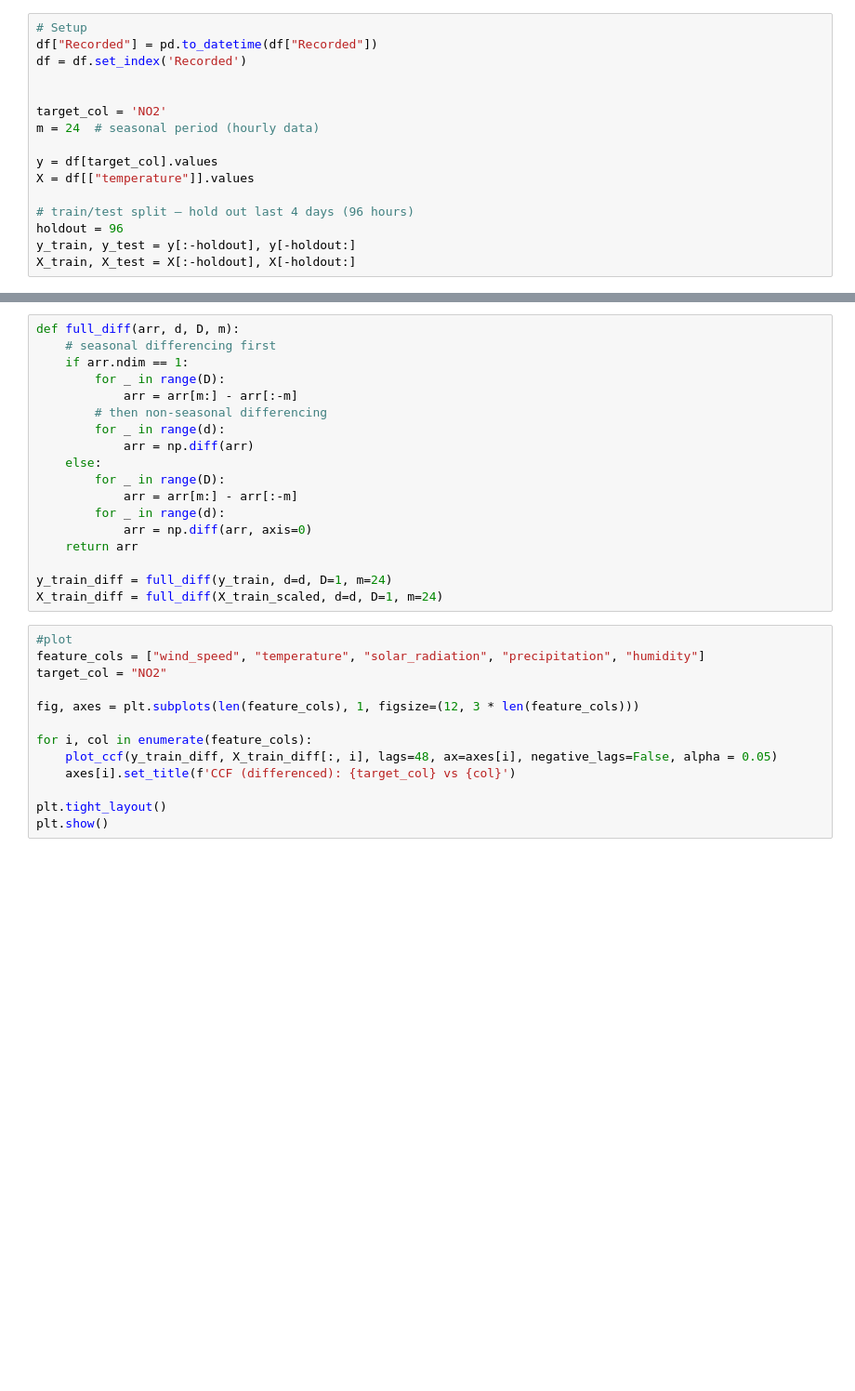
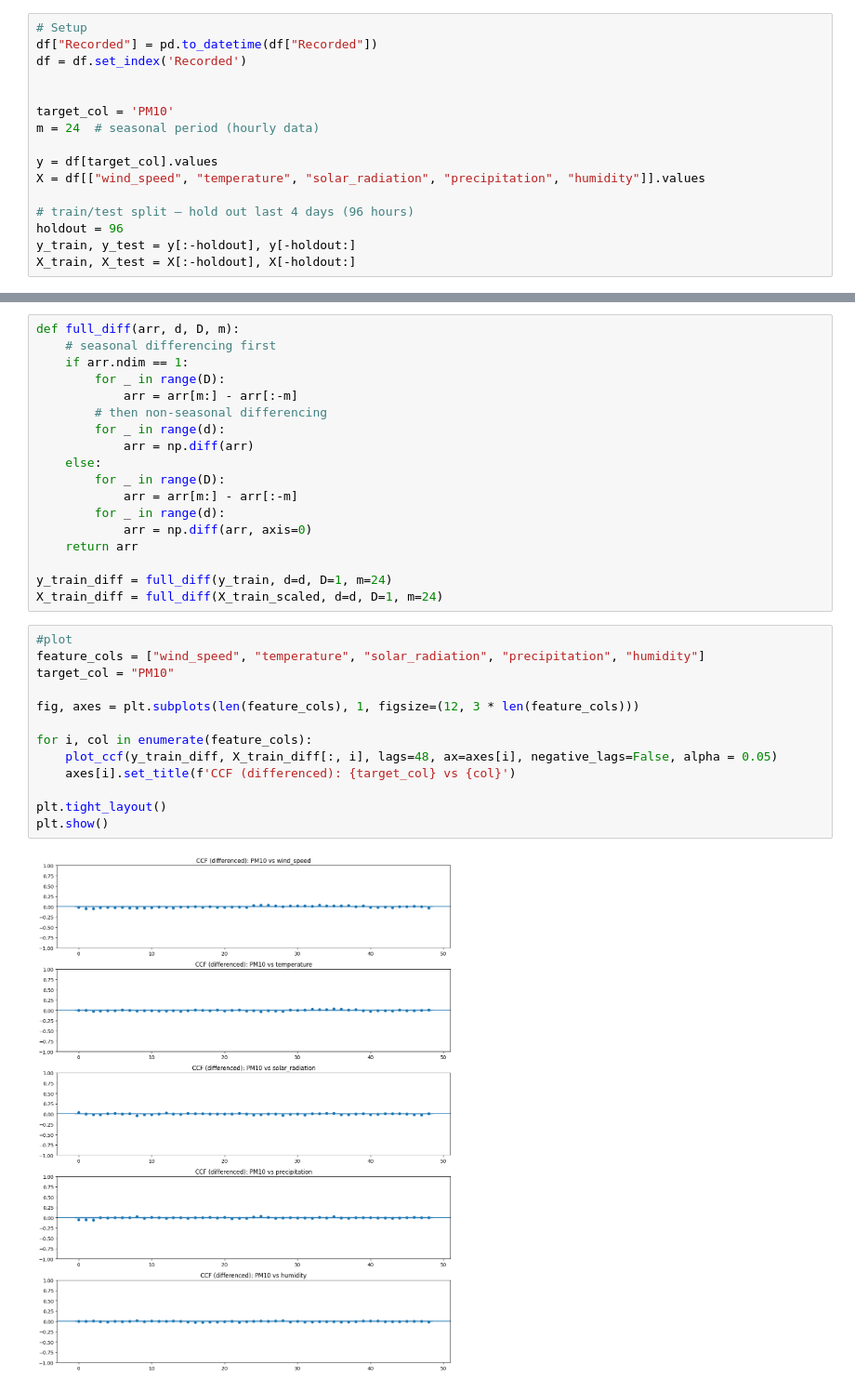
Before and after one commit to louisebphansen/air-quality-forecasting, a Jupyter notebook: CCF_plots.ipynb, the cells around one changed output, grey strips where cells are left out. Shown at 93% size. Saved outputs shown, nothing was run; the diff lists cells and outputs as text; blank space fills up the shorter version.

```diff
--- a/CCF_plots.ipynb
+++ b/CCF_plots.ipynb
@@ -78,11 +96,11 @@ df["Recorded"] = pd.to_datetime(df["Recorded"])
 df = df.set_index('Recorded')
 
 
-target_col = 'NO2'
+target_col = 'PM10'
 m = 24  # seasonal period (hourly data)
 
 y = df[target_col].values
-X = df[["temperature"]].values
+X = df[["wind_speed", "temperature", "solar_radiation", "precipitation", "humidity"]].values
 
 # train/test split — hold out last 4 days (96 hours)
 holdout = 96
@@ -129,13 +142,15 @@ X_train_diff = full_diff(X_train_scaled, d=d, D=1, m=24)
 # %%
 #plot
 feature_cols = ["wind_speed", "temperature", "solar_radiation", "precipitation", "humidity"]
-target_col = "NO2"
+target_col = "PM10"
 
 fig, axes = plt.subplots(len(feature_cols), 1, figsize=(12, 3 * len(feature_cols)))
 
 for i, col in enumerate(feature_cols):
     plot_ccf(y_train_diff, X_train_diff[:, i], lags=48, ax=axes[i], negative_lags=False, alpha = 0.05)
     axes[i].set_title(f'CCF (differenced): {target_col} vs {col}')
 
 plt.tight_layout()
 plt.show()
+# %% [output]
+[figure, added]
```
Also changed, not shown: parts of 3 cells of this notebook.
